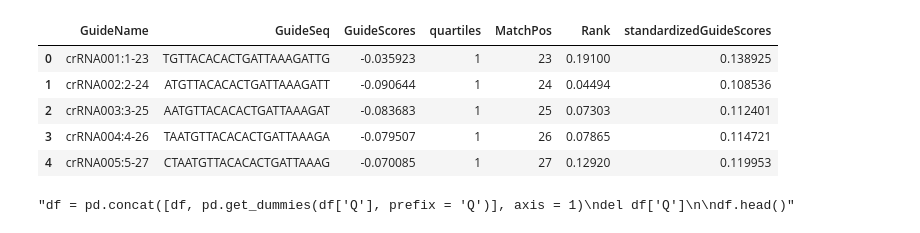
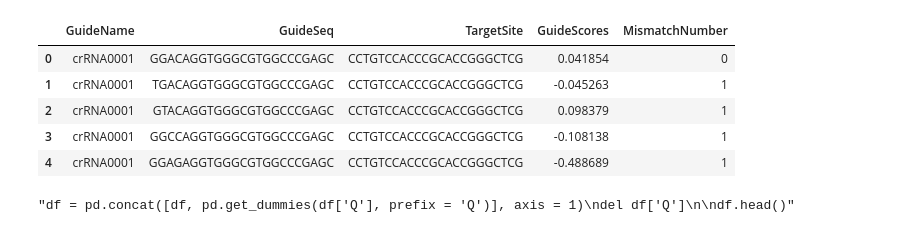
Before and after one commit to Williamyan123/Cas-Score-Prediction, a Jupyter notebook: Efficiency_1dCNN_Cas_project_.ipynb, the cells around one changed output. Saved outputs shown, nothing was run; the diff lists cells and outputs as text; code cells hidden in the pictures.

```diff
--- a/Efficiency_1dCNN_Cas_project_.ipynb
+++ b/Efficiency_1dCNN_Cas_project_.ipynb
@@ -19,16 +19,15 @@ from numpy.random import seed
 %matplotlib inline
 # %%
 # import dataset as a dataframe
-#df = pd.read_csv("Final Processed Cas13 data.csv")
-df = pd.read_csv("Cas13_MN908947_NY1-PV08001_Coronavirus_MN908947_NY1_PV08001_3pUTR_polyA_CasRxguides.csv")
+df = pd.read_csv("Final Processed Cas13 data.csv")
 df.head()
 # %% [output]
-|  | GuideName | GuideSeq | GuideScores | quartiles | MatchPos | Rank | standardizedGuideScores |
-| 0 | crRNA001:1-23 | TGTTACACACTGATTAAAGATTG | -0.035923 | 1 | 23 | 0.19100 | 0.138925 |
-| 1 | crRNA002:2-24 | ATGTTACACACTGATTAAAGATT | -0.090644 | 1 | 24 | 0.04494 | 0.108536 |
-| 2 | crRNA003:3-25 | AATGTTACACACTGATTAAAGAT | -0.083683 | 1 | 25 | 0.07303 | 0.112401 |
-| 3 | crRNA004:4-26 | TAATGTTACACACTGATTAAAGA | -0.079507 | 1 | 26 | 0.07865 | 0.114721 |
-| 4 | crRNA005:5-27 | CTAATGTTACACACTGATTAAAG | -0.070085 | 1 | 27 | 0.12920 | 0.119953 |
+|  | GuideName | GuideSeq | TargetSite | GuideScores | MismatchNumber |
+| 0 | crRNA0001 | GGACAGGTGGGCGTGGCCCGAGC | CCTGTCCACCCGCACCGGGCTCG | 0.041854 | 0 |
+| 1 | crRNA0001 | TGACAGGTGGGCGTGGCCCGAGC | CCTGTCCACCCGCACCGGGCTCG | -0.045263 | 1 |
+| 2 | crRNA0001 | GTACAGGTGGGCGTGGCCCGAGC | CCTGTCCACCCGCACCGGGCTCG | 0.098379 | 1 |
+| 3 | crRNA0001 | GGCCAGGTGGGCGTGGCCCGAGC | CCTGTCCACCCGCACCGGGCTCG | -0.108138 | 1 |
+| 4 | crRNA0001 | GGAGAGGTGGGCGTGGCCCGAGC | CCTGTCCACCCGCACCGGGCTCG | -0.488689 | 1 |
 # %%
 # one-hot encode the quartile data
 '''df = pd.concat([df, pd.get_dummies(df['Q'], prefix = 'Q')], axis = 1)
```
Also changed, not shown: parts of 47 cells of this notebook.
